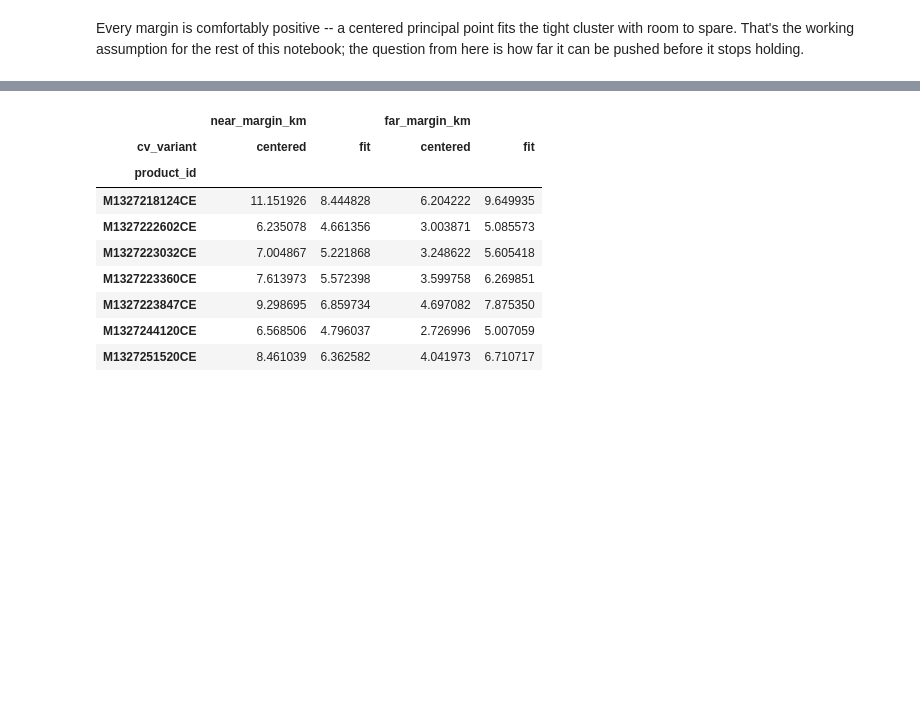
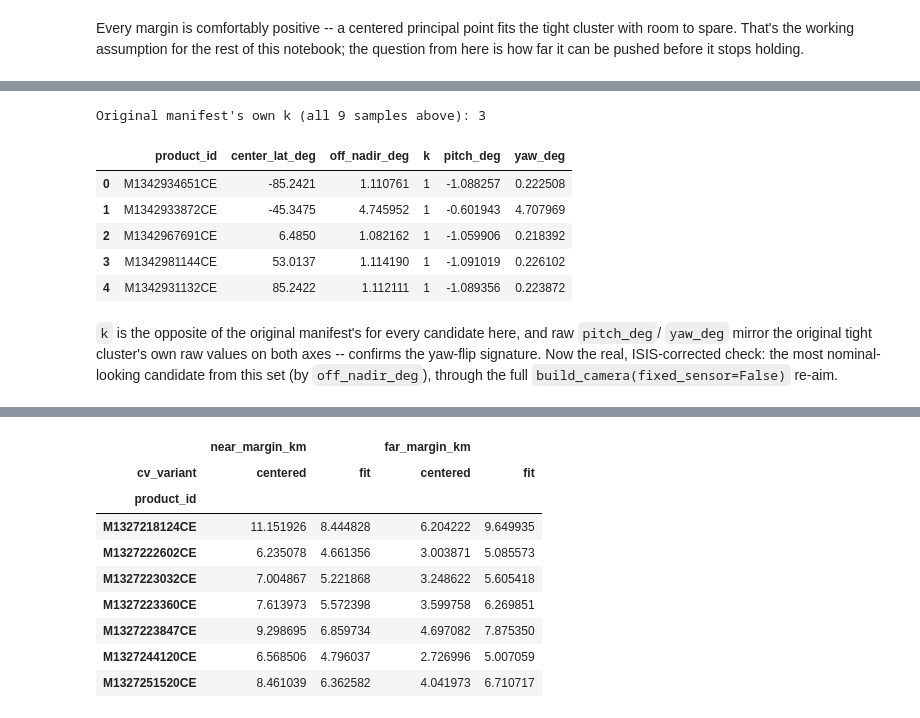
Before and after one commit to trey0/trntest, a Jupyter notebook: notebooks/sensor_calibration_scoping.ipynb, the cells around one changed output, grey strips where cells are left out. Drawn from its saved outputs; the diff is of its cells as text; code cells hidden in the pictures; blank space fills up the shorter version.

```diff
--- a/notebooks/sensor_calibration_scoping.ipynb
+++ b/notebooks/sensor_calibration_scoping.ipynb
@@ -339,0 +378,58 @@ cu = cv = 658.00
+# %%
+opposite_window_start = pd.Timestamp("2020-05-01", tz="UTC")
+opposite_candidates = catalog.list_products(
+    session.config, catalog.EDR_PRODUCT_TYPE, opposite_window_start, opposite_window_start + pd.Timedelta(days=1)
+)
+opposite_candidates = opposite_candidates.sort_values("center_lat_deg").reset_index(drop=True)
+opposite_picks = opposite_candidates.iloc[
+    [0, len(opposite_candidates) // 4, len(opposite_candidates) // 2, 3 * len(opposite_candidates) // 4, -1]
+]
+
+opposite_rows = []
+for _, row in opposite_picks.iterrows():
+    per_image_config = dataclasses.replace(
+        session.config,
+        edr_volume=row["volume"],
+        edr_subdir=row["subdir"],
+        edr_doy=str(row["doy"]),
+        edr_product=row["product_id"],
+    )
+    frame_timing = camera.fetch_frame_timing(per_image_config)
+    spice_kernels.fetch_and_furnish(frame_timing.start_time, per_image_config)
+    center_frame_index = frame_timing.nframes / 2.0
+    et = camera.frame_et(frame_timing, center_frame_index)
+    c_m, r_cam_to_me, _, off_nadir_deg = camera.camera_pose_moon_me(et)
+    forward_step_km = camera.ground_track_step_km(frame_timing, center_frame_index)
+    k = camera.boresight_rotation_k(r_cam_to_me, forward_step_km)
+    boresight_raw = r_cam_to_me @ np.array([0.0, 0.0, 1.0])
+    pitch_deg, yaw_deg = camera.boresight_pitch_yaw_deg(c_m / 1000.0, boresight_raw, forward_step_km)
+    opposite_rows.append(
+        dict(
+            product_id=row["product_id"],
+            volume=row["volume"],
+            subdir=row["subdir"],
+            doy=row["doy"],
+            center_lat_deg=row["center_lat_deg"],
+            off_nadir_deg=off_nadir_deg,
+            k=k,
+            pitch_deg=pitch_deg,
+            yaw_deg=yaw_deg,
+        )
+    )
+
+opposite_df = pd.DataFrame(opposite_rows)
+print(f"Original manifest's own k (all 9 samples above): {solved_camera(tight_sample_ids[0]).boresight_rotation_k}")
+opposite_df[["product_id", "center_lat_deg", "off_nadir_deg", "k", "pitch_deg", "yaw_deg"]]
+# %% [output]
+Original manifest's own k (all 9 samples above): 3
+|  | product_id | center_lat_deg | off_nadir_deg | k | pitch_deg | yaw_deg |
+| 0 | M1342934651CE | -85.2421 | 1.110761 | 1 | -1.088257 | 0.222508 |
+| 1 | M1342933872CE | -45.3475 | 4.745952 | 1 | -0.601943 | 4.707969 |
+| 2 | M1342967691CE | 6.4850 | 1.082162 | 1 | -1.059906 | 0.218392 |
+| 3 | M1342981144CE | 53.0137 | 1.114190 | 1 | -1.091019 | 0.226102 |
+| 4 | M1342931132CE | 85.2422 | 1.112111 | 1 | -1.089356 | 0.223872 |
+# %% [markdown]
+`k` is the opposite of the original manifest's for every candidate here, and raw `pitch_deg`/
+`yaw_deg` mirror the original tight cluster's own raw values on both axes -- confirms the yaw-flip
+signature. Now the real, ISIS-corrected check: the most nominal-looking candidate from this set (by
+`off_nadir_deg`), through the full `build_camera(fixed_sensor=False)` re-aim.
```
Also changed, not shown: parts of 22 cells of this notebook, 5 other files.
